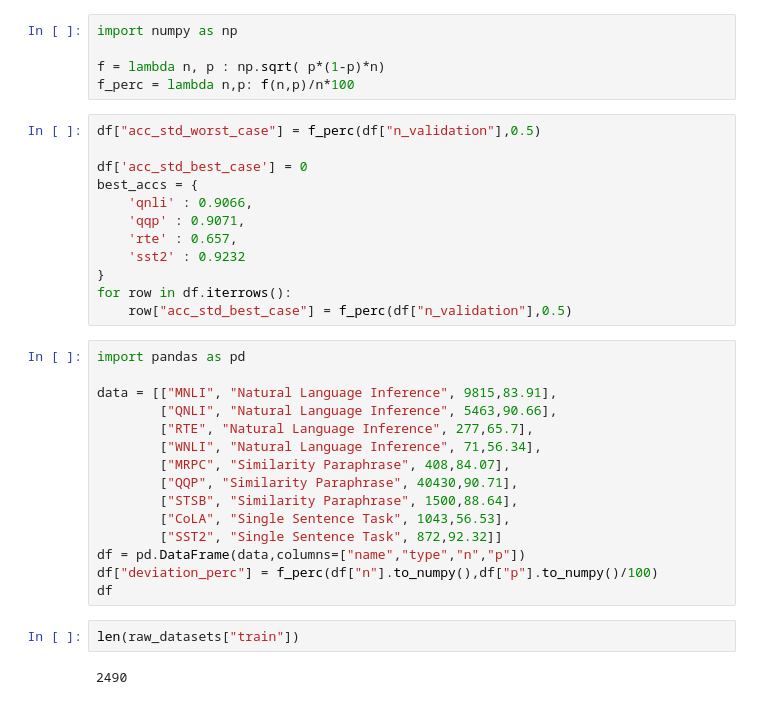
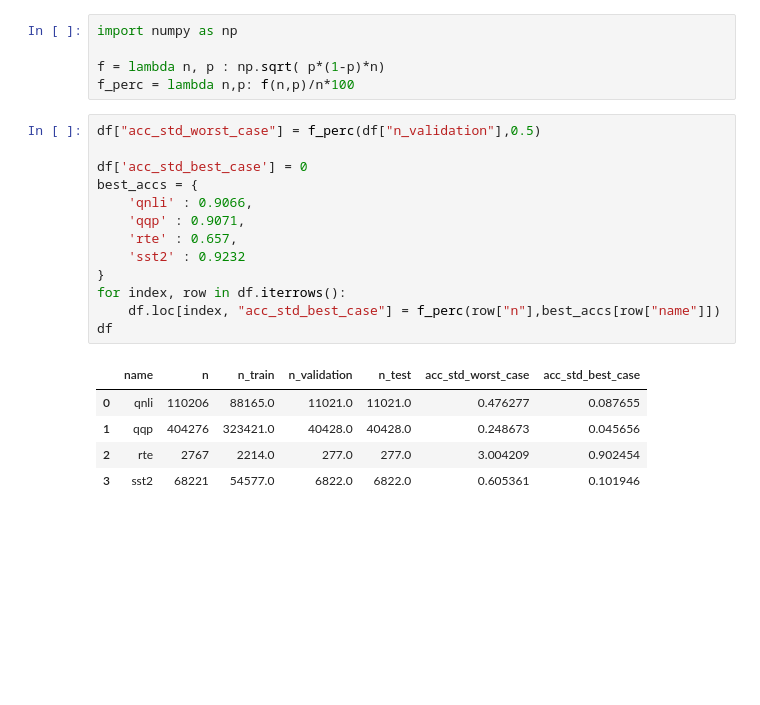
Before and after one commit to Ricu/fantastic-umbrella, a Jupyter notebook: notebooks/datasets_acc_std.ipynb, the cells around one changed output. Saved outputs shown, nothing was run; the diff lists cells and outputs as text; blank space fills up the shorter version.

```diff
--- a/notebooks/datasets_acc_std.ipynb
+++ b/notebooks/datasets_acc_std.ipynb
@@ -29,31 +29,19 @@ f_perc = lambda n,p: f(n,p)/n*100
 # %%
 df["acc_std_worst_case"] = f_perc(df["n_validation"],0.5)
 
 df['acc_std_best_case'] = 0
 best_accs = {
     'qnli' : 0.9066,
     'qqp' : 0.9071,
     'rte' : 0.657,
     'sst2' : 0.9232
 }
-for row in df.iterrows():
-    row["acc_std_best_case"] = f_perc(df["n_validation"],0.5)
+for index, row in df.iterrows():
+    df.loc[index, "acc_std_best_case"] = f_perc(row["n"],best_accs[row["name"]])
+df
+# %% [output]
+|  | name | n | n_train | n_validation | n_test | acc_std_worst_case | acc_std_best_case |
+| 0 | qnli | 110206 | 88165.0 | 11021.0 | 11021.0 | 0.476277 | 0.087655 |
+| 1 | qqp | 404276 | 323421.0 | 40428.0 | 40428.0 | 0.248673 | 0.045656 |
+| 2 | rte | 2767 | 2214.0 | 277.0 | 277.0 | 3.004209 | 0.902454 |
+| 3 | sst2 | 68221 | 54577.0 | 6822.0 | 6822.0 | 0.605361 | 0.101946 |
-# %%
-import pandas as pd
-
-data = [["MNLI", "Natural Language Inference", 9815,83.91],
-        ["QNLI", "Natural Language Inference", 5463,90.66],
-        ["RTE", "Natural Language Inference", 277,65.7],
-        ["WNLI", "Natural Language Inference", 71,56.34],
-        ["MRPC", "Similarity Paraphrase", 408,84.07],
-        ["QQP", "Similarity Paraphrase", 40430,90.71],
-        ["STSB", "Similarity Paraphrase", 1500,88.64],
-        ["CoLA", "Single Sentence Task", 1043,56.53],
-        ["SST2", "Single Sentence Task", 872,92.32]]
-df = pd.DataFrame(data,columns=["name","type","n","p"])
-df["deviation_perc"] = f_perc(df["n"].to_numpy(),df["p"].to_numpy()/100)
-df
-# %%
-len(raw_datasets["train"])
-# %% [output]
-2490
```
Also changed, not shown: 1 other file.
